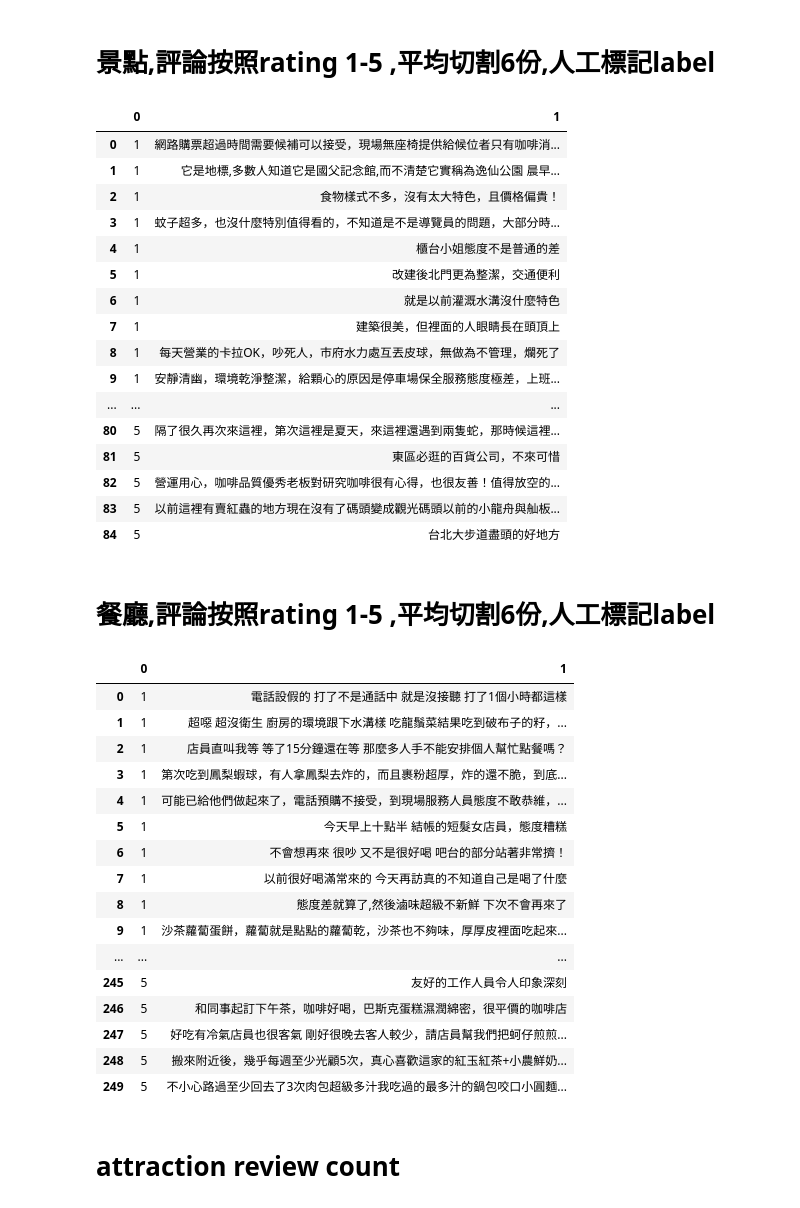
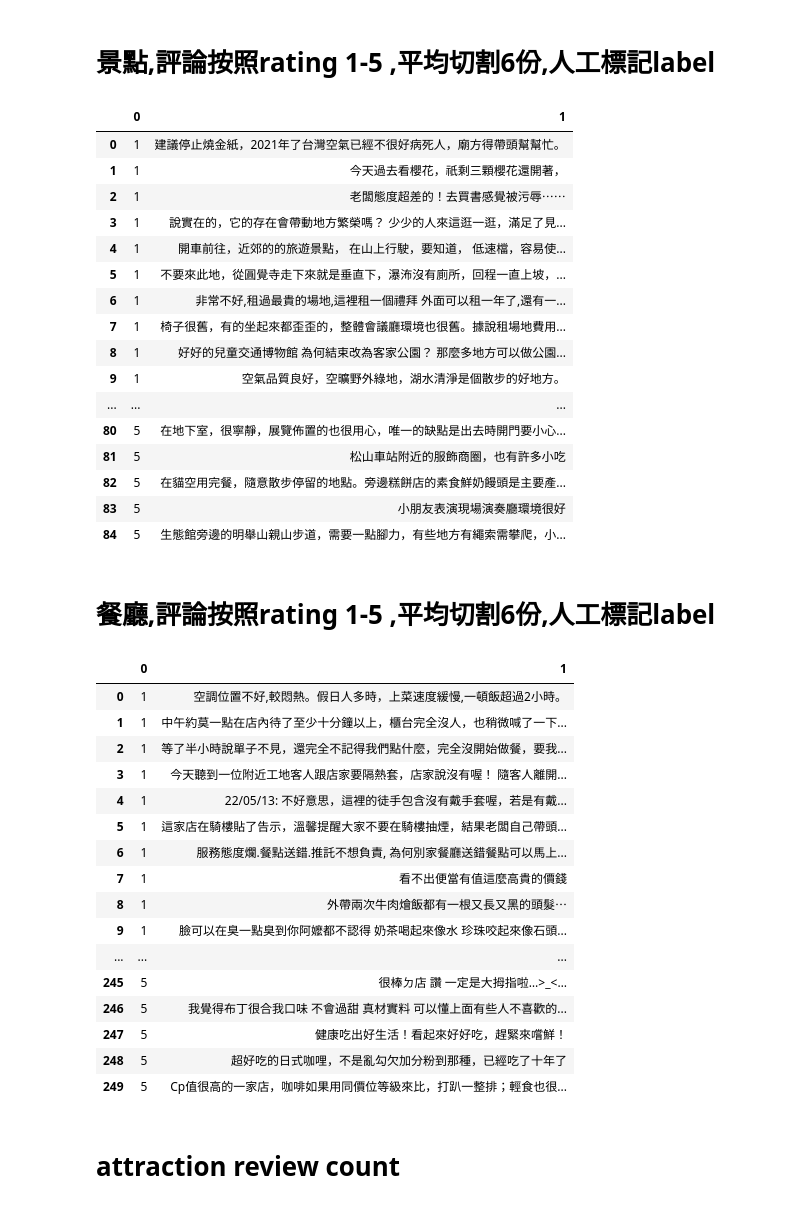
Before and after one commit to DAMA1011/FinalReport, a Jupyter notebook: place_review_random_select1.ipynb, the cells around one changed output. Cells and saved outputs as stored; diff of their text form; code cells hidden in the pictures.

```diff
--- a/place_review_random_select1.ipynb
+++ b/place_review_random_select1.ipynb
@@ -121,8 +123,8 @@ dff["review_text"]
 499                                                                                                                                                                                                      ...
 Name: review_text, dtype: object
 # %%
-# pd.set_option("display.max_colwidth",500)
-# pd.set_option("display.max_rows",1000)
+pd.set_option("display.max_colwidth",500)
+pd.set_option("display.max_rows",1000)
 # %% [markdown]
 # 餐廳,5種星數,各隨機選300個csv裡的隨機1則評論
 # %%
@@ -217,24 +224,24 @@ for rating_ in ratingList:
 # %%
-df_1 = pd.read_csv("Data/raw_data/attraction/review/review_分六份人工標記label/review_label_1.csv",header=None)
+df_1 = pd.read_csv("Data/raw_data/attraction/review/review_分六份人工標記label/review_label_attraction_1.csv",header=None)
 df_1
 # %% [output]
 |  | 0 | 1 |
-| 0 | 1 | 網路購票超過時間需要候補可以接受，現場無座椅提供給候位者只有咖啡消... |
-| 1 | 1 | 它是地標,多數人知道它是國父記念館,而不清楚它實稱為逸仙公園 晨早... |
-| 2 | 1 | 食物樣式不多，沒有太大特色，且價格偏貴！ |
-| 3 | 1 | 蚊子超多，也沒什麼特別值得看的，不知道是不是導覽員的問題，大部分時... |
-| 4 | 1 | 櫃台小姐態度不是普通的差 |
-| 5 | 1 | 改建後北門更為整潔，交通便利 |
-| 6 | 1 | 就是以前灌溉水溝沒什麼特色 |
-| 7 | 1 | 建築很美，但裡面的人眼睛長在頭頂上 |
-| 8 | 1 | 每天營業的卡拉OK，吵死人，市府水力處互丟皮球，無做為不管理，爛死了 |
-| 9 | 1 | 安靜清幽，環境乾淨整潔，給顆心的原因是停車場保全服務態度極差，上班... |
+| 0 | 1 | 建議停止燒金紙，2021年了台灣空氣已經不很好病死人，廟方得帶頭幫幫忙。 |
+| 1 | 1 | 今天過去看櫻花，祇剩三顆櫻花還開著， |
+| 2 | 1 | 老闆態度超差的！去買書感覺被污辱⋯⋯ |
+| 3 | 1 | 說實在的，它的存在會帶動地方繁榮嗎？ 少少的人來這逛一逛，滿足了見... |
+| 4 | 1 | 開車前往，近郊的的旅遊景點， 在山上行駛，要知道， 低速檔，容易使... |
+| 5 | 1 | 不要來此地，從圓覺寺走下來就是垂直下，瀑㳍沒有廁所，回程一直上坡，... |
+| 6 | 1 | 非常不好,租過最貴的場地,這裡租一個禮拜 外面可以租一年了,還有一... |
+| 7 | 1 | 椅子很舊，有的坐起來都歪歪的，整體會議廳環境也很舊。據說租場地費用... |
+| 8 | 1 | 好好的兒童交通博物館 為何結束改為客家公園？ 那麼多地方可以做公園... |
+| 9 | 1 | 空氣品質良好，空曠野外綠地，湖水清淨是個散步的好地方。 |
 | ... | ... | ... |
-| 80 | 5 | 隔了很久再次來這裡，第次這裡是夏天，來這裡還遇到兩隻蛇，那時候這裡... |
-| 81 | 5 | 東區必逛的百貨公司，不來可惜 |
-| 82 | 5 | 營運用心，咖啡品質優秀老板對研究咖啡很有心得，也很友善！值得放空的... |
-| 83 | 5 | 以前這裡有賣紅蟲的地方現在沒有了碼頭變成觀光碼頭以前的小龍舟與舢板... |
-| 84 | 5 | 台北大步道盡頭的好地方 |
+| 80 | 5 | 在地下室，很寧靜，展覽佈置的也很用心，唯一的缺點是出去時開門要小心... |
+| 81 | 5 | 松山車站附近的服飾商圈，也有許多小吃 |
+| 82 | 5 | 在貓空用完餐，隨意散步停留的地點。旁邊糕餅店的素食鮮奶饅頭是主要產... |
+| 83 | 5 | 小朋友表演現場演奏廳環境很好 |
+| 84 | 5 | 生態館旁邊的明舉山親山步道，需要一點腳力，有些地方有繩索需攀爬，小... |
 # %% [markdown]
 # 餐廳,評論按照rating 1-5 ,平均切割6份,人工標記label
 # %%
@@ -245,24 +255,24 @@ for rating_ in ratingList:
 # %%
-df_1 = pd.read_csv("Data/raw_data/restaurant/review/review_分六份人工標記label/review_label_1.csv",header=None)
+df_1 = pd.read_csv("Data/raw_data/restaurant/review/review_分六份人工標記label/review_label_restaurant_1.csv",header=None)
 df_1
 # %% [output]
 |  | 0 | 1 |
-| 0 | 1 | 電話設假的 打了不是通話中 就是沒接聽 打了1個小時都這樣 |
-| 1 | 1 | 超噁 超沒衛生 廚房的環境跟下水溝樣 吃龍鬚菜結果吃到破布子的籽，... |
-| 2 | 1 | 店員直叫我等 等了15分鐘還在等 那麼多人手不能安排個人幫忙點餐嗎？ |
-| 3 | 1 | 第次吃到鳳梨蝦球，有人拿鳳梨去炸的，而且裹粉超厚，炸的還不脆，到底... |
-| 4 | 1 | 可能已給他們做起來了，電話預購不接受，到現場服務人員態度不敢恭維，... |
-| 5 | 1 | 今天早上十點半 結帳的短髮女店員，態度糟糕 |
-| 6 | 1 | 不會想再來 很吵 又不是很好喝 吧台的部分站著非常擠！ |
-| 7 | 1 | 以前很好喝滿常來的 今天再訪真的不知道自己是喝了什麼 |
-| 8 | 1 | 態度差就算了,然後滷味超級不新鮮 下次不會再來了 |
-| 9 | 1 | 沙茶蘿蔔蛋餅，蘿蔔就是點點的蘿蔔乾，沙茶也不夠味，厚厚皮裡面吃起來... |
+| 0 | 1 | 空調位置不好,較悶熱。假日人多時，上菜速度緩慢,一頓飯超過2小時。 |
+| 1 | 1 | 中午約莫一點在店內待了至少十分鐘以上，櫃台完全沒人，也稍微喊了一下... |
+| 2 | 1 | 等了半小時說單子不見，還完全不記得我們點什麼，完全沒開始做餐，要我... |
+| 3 | 1 | 今天聽到一位附近工地客人跟店家要隔熱套，店家說沒有喔！ 隨客人離開... |
+| 4 | 1 | 22/05/13: 不好意思，這裡的徒手包含沒有戴手套喔，若是有戴... |
+| 5 | 1 | 這家店在騎樓貼了告示，溫馨提醒大家不要在騎樓抽煙，結果老闆自己帶頭... |
+| 6 | 1 | 服務態度爛.餐點送錯.推託不想負責, 為何別家餐廳送錯餐點可以馬上... |
+| 7 | 1 | 看不出便當有值這麼高貴的價錢 |
+| 8 | 1 | 外帶兩次牛肉燴飯都有一根又長又黑的頭髮⋯ |
+| 9 | 1 | 臉可以在臭一點臭到你阿嬤都不認得 奶茶喝起來像水 珍珠咬起來像石頭... |
 | ... | ... | ... |
-| 245 | 5 | 友好的工作人員令人印象深刻 |
-| 246 | 5 | 和同事起訂下午茶，咖啡好喝，巴斯克蛋糕濕潤綿密，很平價的咖啡店 |
-| 247 | 5 | 好吃有冷氣店員也很客氣 剛好很晚去客人較少，請店員幫我們把蚵仔煎煎... |
-| 248 | 5 | 搬來附近後，幾乎每週至少光顧5次，真心喜歡這家的紅玉紅茶+小農鮮奶... |
-| 249 | 5 | 不小心路過至少回去了3次肉包超級多汁我吃過的最多汁的鍋包咬口小圓麵... |
+| 245 | 5 | 很棒ㄉ店 讚 一定是大拇指啦…>_<… |
+| 246 | 5 | 我覺得布丁很合我口味 不會過甜 真材實料 可以懂上面有些人不喜歡的... |
+| 247 | 5 | 健康吃出好生活！看起來好好吃，趕緊來嚐鮮！ |
+| 248 | 5 | 超好吃的日式咖哩，不是亂勾欠加分粉到那種，已經吃了十年了 |
+| 249 | 5 | Cp值很高的一家店，咖啡如果用同價位等級來比，打趴一整排；輕食也很... |
 # %% [markdown]
 # attraction review count
 # %%
```
Also changed, not shown: parts of 9 cells of this notebook, 27 other files.
